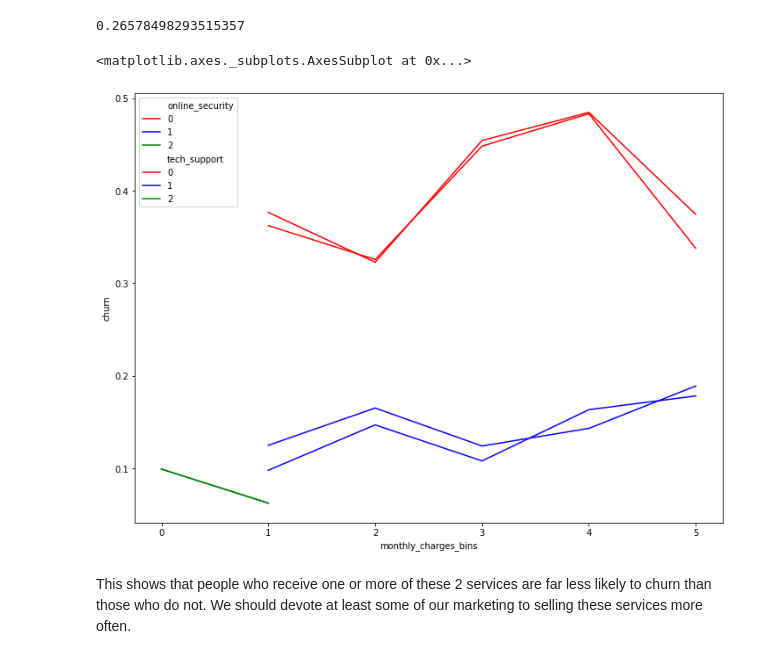
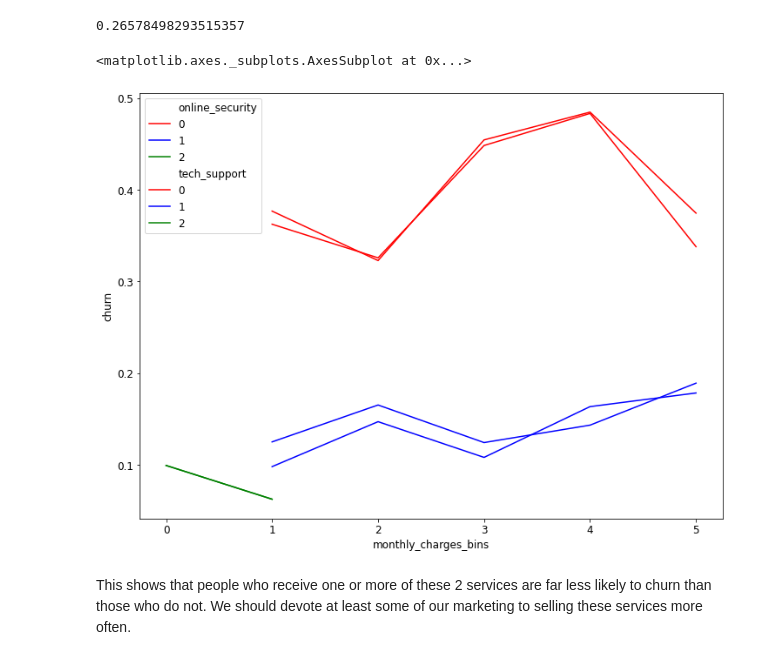
Before and after one commit to ravinder79/Telco_Churn, a Jupyter notebook: telco_churn_cameron.ipynb, the cells around one changed output. Drawn from its saved outputs; the diff is of its cells as text; code cells hidden in the pictures.

```diff
--- a/telco_churn_cameron.ipynb
+++ b/telco_churn_cameron.ipynb
@@ -124,16 +126,17 @@ df.churn.mean()
 # %%
 import warnings
 warnings.simplefilter(action='ignore')
 plt.rc('figure',figsize=(12,9))
+plt.rc('font', size=12)
 sns.lineplot('monthly_charges_bins', 'churn', data = train,
              err_style=None,
              hue='online_security', palette=['r','b','g'])
 sns.lineplot('monthly_charges_bins', 'churn', data = train,
              err_style=None,
              hue='tech_support', palette=['r','b','g'])
 # %% [output]
 <matplotlib.axes._subplots.AxesSubplot at 0x...>
-[figure, old version]
+[figure, new version]
 # %% [markdown]
 This shows that people who receive one or more of these 2 services are far less likely to churn than those who do not. We should devote at least some of our marketing to selling these services more often.
 # %%
```
Also changed, not shown: parts of 32 cells of this notebook.
